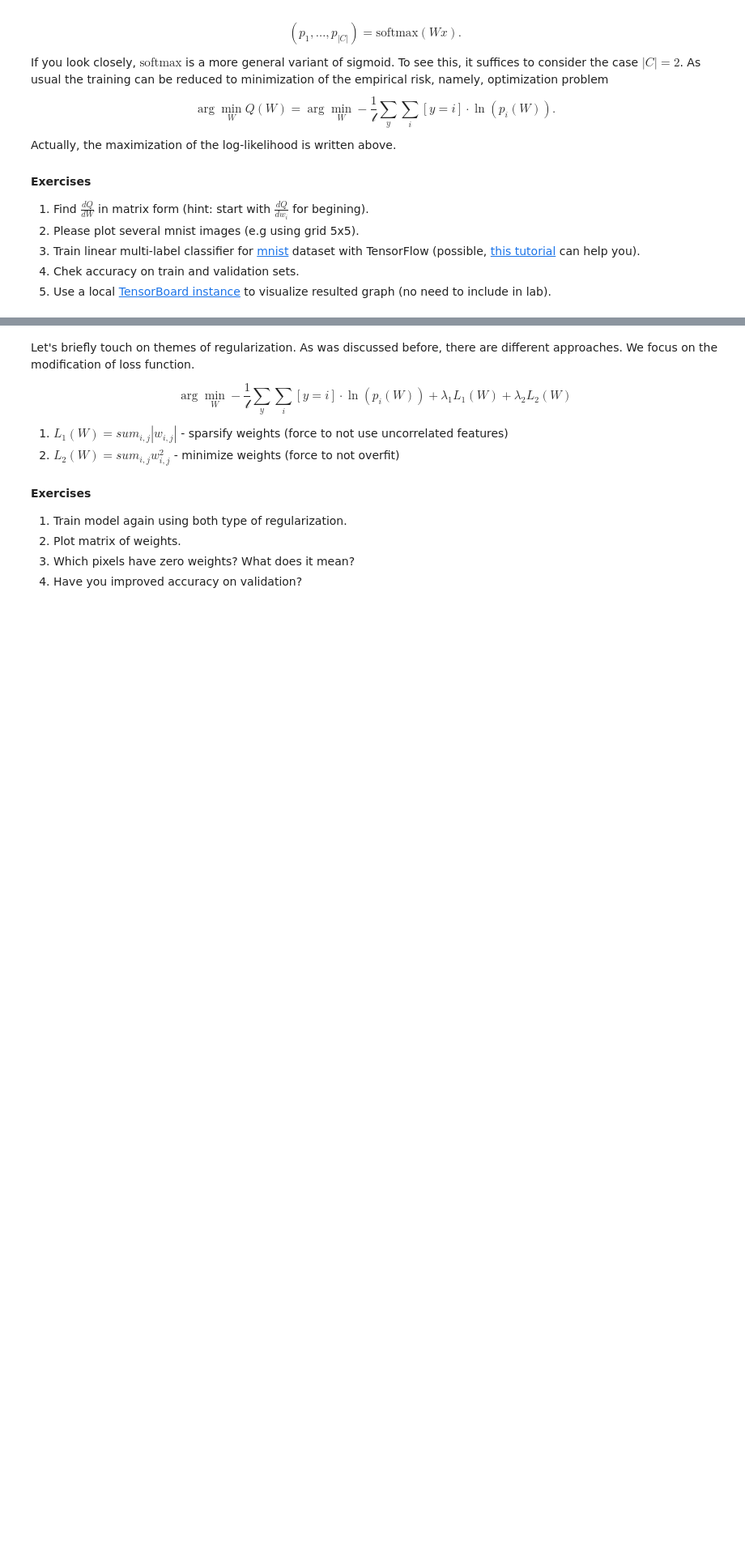
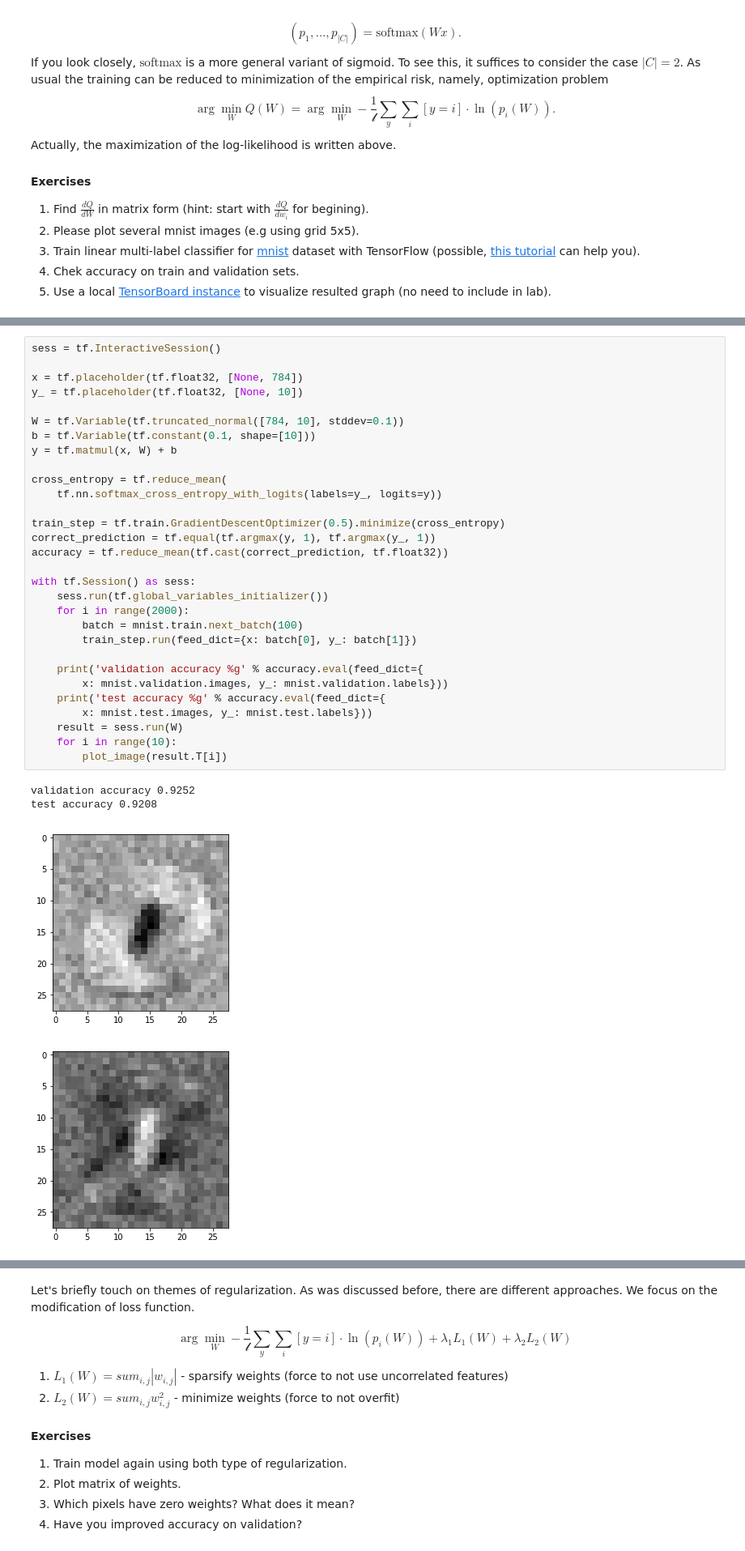
Before and after one commit to alyonkim/squad, a Jupyter notebook: labs/lab-2.ipynb, the cells around one changed output, grey strips where cells are left out. Shown at 81% size. Cells and saved outputs as stored; diff of their text form; blank space fills up the shorter version.

```diff
--- a/labs/lab-2.ipynb
+++ b/labs/lab-2.ipynb
@@ -179,0 +68,35 @@ Actually, the maximization of the log-likelihood is written above.
+# %%
+sess = tf.InteractiveSession()
+
+x = tf.placeholder(tf.float32, [None, 784])
+y_ = tf.placeholder(tf.float32, [None, 10])
+
+W = tf.Variable(tf.truncated_normal([784, 10], stddev=0.1))
+b = tf.Variable(tf.constant(0.1, shape=[10]))
+y = tf.matmul(x, W) + b
+
+cross_entropy = tf.reduce_mean(
+    tf.nn.softmax_cross_entropy_with_logits(labels=y_, logits=y))
+
+train_step = tf.train.GradientDescentOptimizer(0.5).minimize(cross_entropy)
+correct_prediction = tf.equal(tf.argmax(y, 1), tf.argmax(y_, 1))
+accuracy = tf.reduce_mean(tf.cast(correct_prediction, tf.float32))
+
+with tf.Session() as sess:
+    sess.run(tf.global_variables_initializer())
+    for i in range(2000):
+        batch = mnist.train.next_batch(100)
+        train_step.run(feed_dict={x: batch[0], y_: batch[1]})
+
+    print('validation accuracy %g' % accuracy.eval(feed_dict={
+        x: mnist.validation.images, y_: mnist.validation.labels}))
+    print('test accuracy %g' % accuracy.eval(feed_dict={
+        x: mnist.test.images, y_: mnist.test.labels}))
+    result = sess.run(W)
+    for i in range(10):
+        plot_image(result.T[i])
+# %% [output]
+validation accuracy 0.9252
+test accuracy 0.9208
+[figure, added]
+[figure, added]
```
Also changed, not shown: parts of 19 cells of this notebook.
